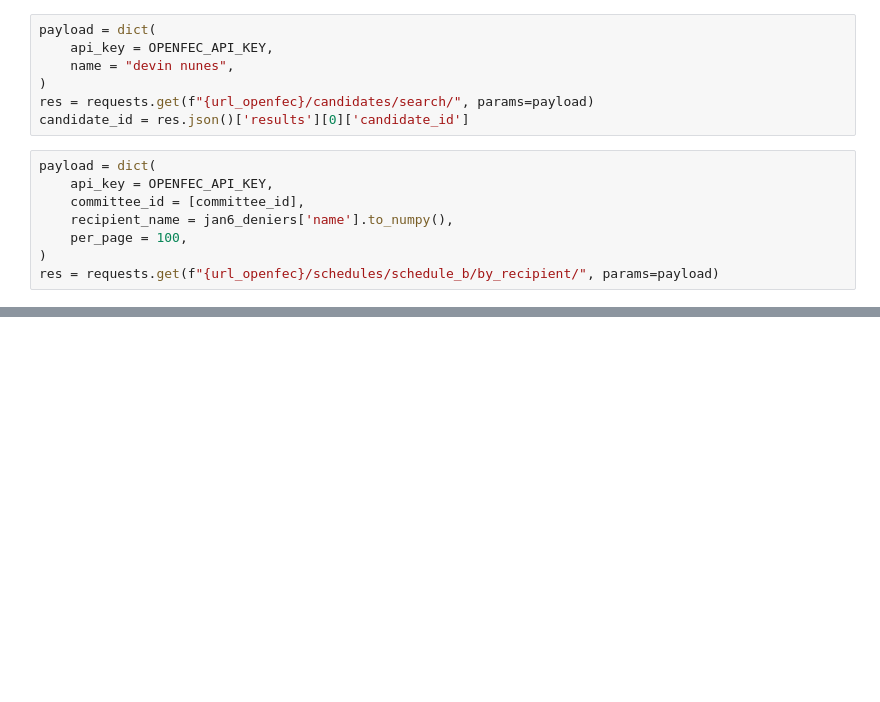
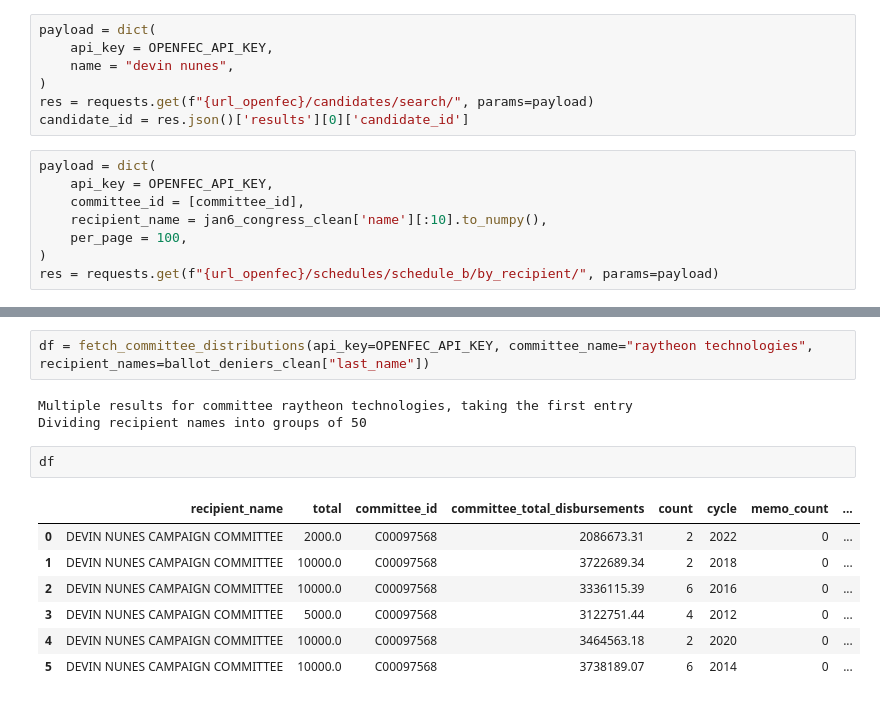
Before and after one commit to jlwhelan28/pac-hunter, a Jupyter notebook: fraypac.ipynb, the cells around one changed output, grey strips where cells are left out. Cells and saved outputs as stored; diff of their text form; blank space fills up the shorter version.

```diff
--- a/fraypac.ipynb
+++ b/fraypac.ipynb
@@ -114,7 +131,7 @@ candidate_id = res.json()['results'][0]['candidate_id']
 payload = dict(
     api_key = OPENFEC_API_KEY,
     committee_id = [committee_id],
-    recipient_name = jan6_deniers['name'].to_numpy(),
+    recipient_name = jan6_congress_clean['name'][:10].to_numpy(),
     per_page = 100,
 )
 res = requests.get(f"{url_openfec}/schedules/schedule_b/by_recipient/", params=payload)
@@ -140,0 +209,15 @@ res.json()
+# %%
+df = fetch_committee_distributions(api_key=OPENFEC_API_KEY, committee_name="raytheon technologies", recipient_names=ballot_deniers_clean["last_name"])
+# %% [output]
+Multiple results for committee raytheon technologies, taking the first entry
+Dividing recipient names into groups of 50
+# %%
+df
+# %% [output]
+|  | recipient_name | total | committee_id | committee_total_disbursements | count | cycle | memo_count | ... |
+| 0 | DEVIN NUNES CAMPAIGN COMMITTEE | 2000.0 | C00097568 | 2086673.31 | 2 | 2022 | 0 | ... |
+| 1 | DEVIN NUNES CAMPAIGN COMMITTEE | 10000.0 | C00097568 | 3722689.34 | 2 | 2018 | 0 | ... |
+| 2 | DEVIN NUNES CAMPAIGN COMMITTEE | 10000.0 | C00097568 | 3336115.39 | 6 | 2016 | 0 | ... |
+| 3 | DEVIN NUNES CAMPAIGN COMMITTEE | 5000.0 | C00097568 | 3122751.44 | 4 | 2012 | 0 | ... |
+| 4 | DEVIN NUNES CAMPAIGN COMMITTEE | 10000.0 | C00097568 | 3464563.18 | 2 | 2020 | 0 | ... |
+| 5 | DEVIN NUNES CAMPAIGN COMMITTEE | 10000.0 | C00097568 | 3738189.07 | 6 | 2014 | 0 | ... |
```
Also changed, not shown: parts of 5 cells of this notebook, 1 other file.
